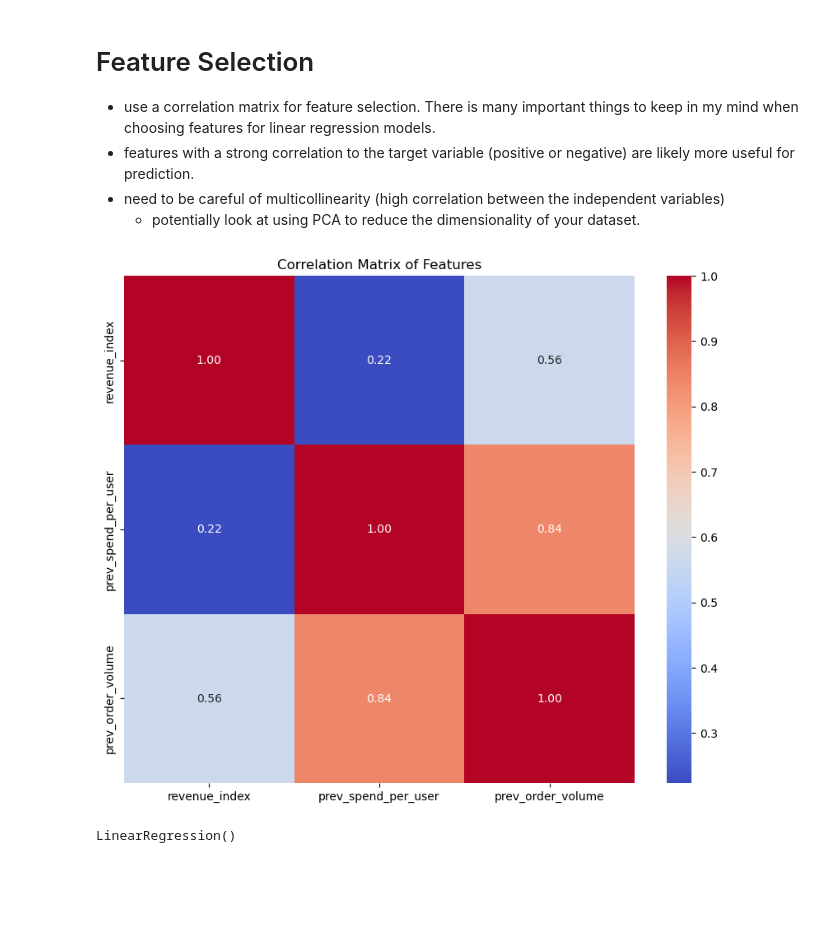
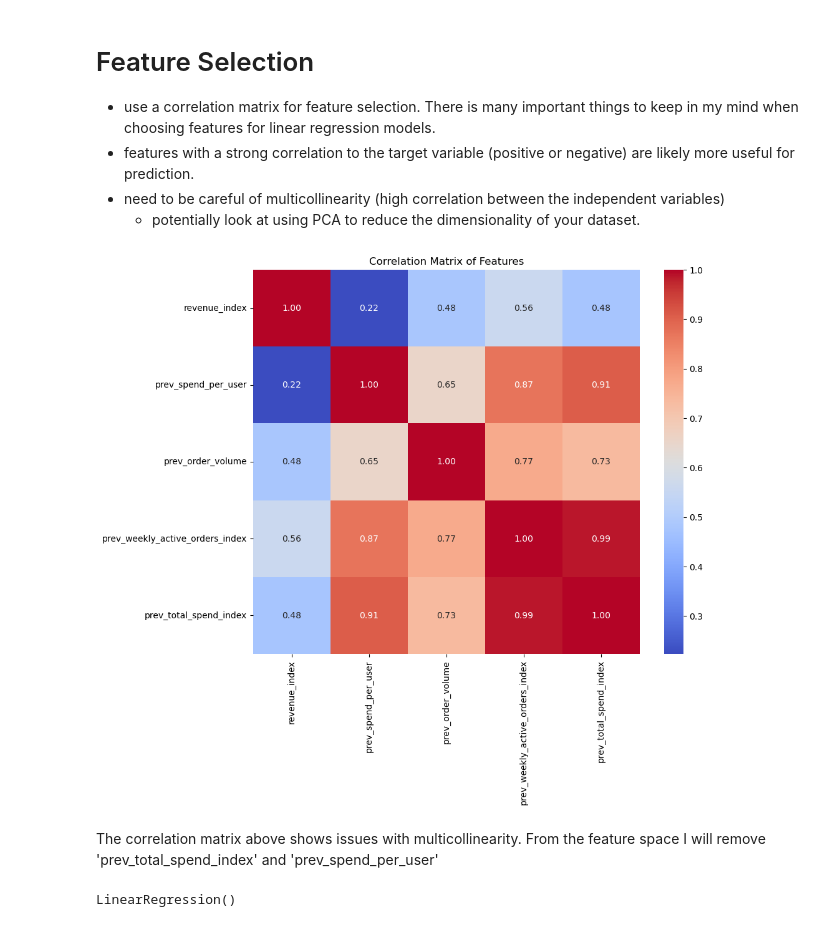
Before and after one commit to andrewbarwise/odp_screening, a Jupyter notebook: modelling.ipynb, the cells around one changed output. Saved outputs shown, nothing was run; the diff lists cells and outputs as text; code cells hidden in the pictures; blank space fills up the shorter version.

```diff
--- a/modelling.ipynb
+++ b/modelling.ipynb
@@ -24,14 +38,16 @@ data.drop(index=data.index[0], axis=0, inplace=True)
     - potentially look at using PCA to reduce the dimensionality of your dataset.
 # %%
 # Calculate the correlation matrix
-df = data[['revenue_index', 'prev_spend_per_user', 'prev_order_volume']]
+df = data[['revenue_index', 'prev_spend_per_user', 'prev_order_volume', 'prev_weekly_active_orders_index', 'prev_total_spend_index']]
 correlation_matrix = df.corr()
 
 # Visualize the correlation matrix using a heatmap
 plt.figure(figsize=(10, 8))
 sns.heatmap(correlation_matrix, annot=True, cmap='coolwarm', fmt=".2f")
 plt.title('Correlation Matrix of Features')
 plt.show()
 # %% [output]
-[figure, old version]
+[figure, new version]
+# %% [markdown]
+The correlation matrix above shows issues with multicollinearity. From the feature space I will remove 'prev_total_spend_index' and 'prev_spend_per_user'
 # %%
```
Also changed, not shown: parts of 11 cells of this notebook, 2 other files.
